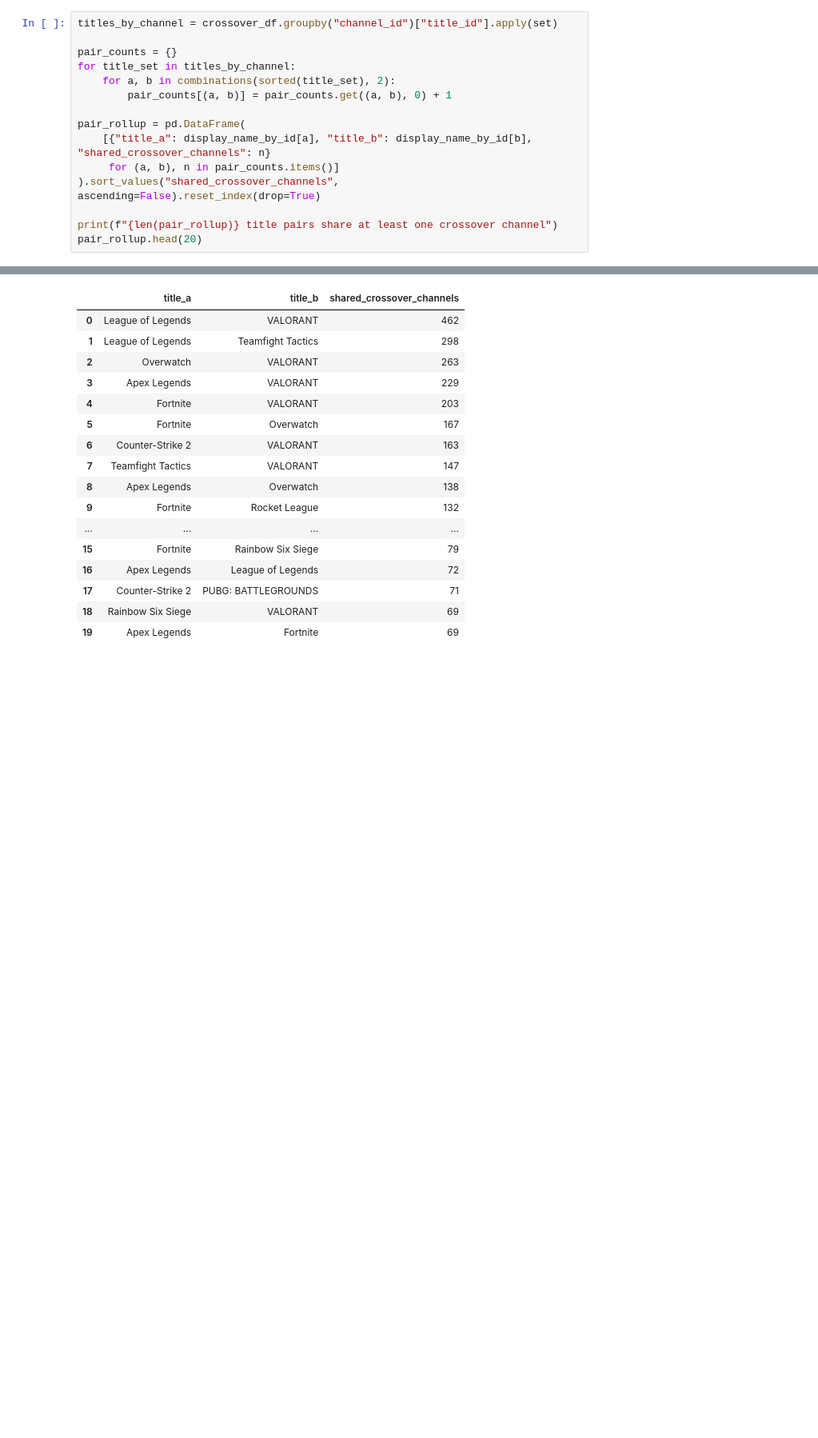
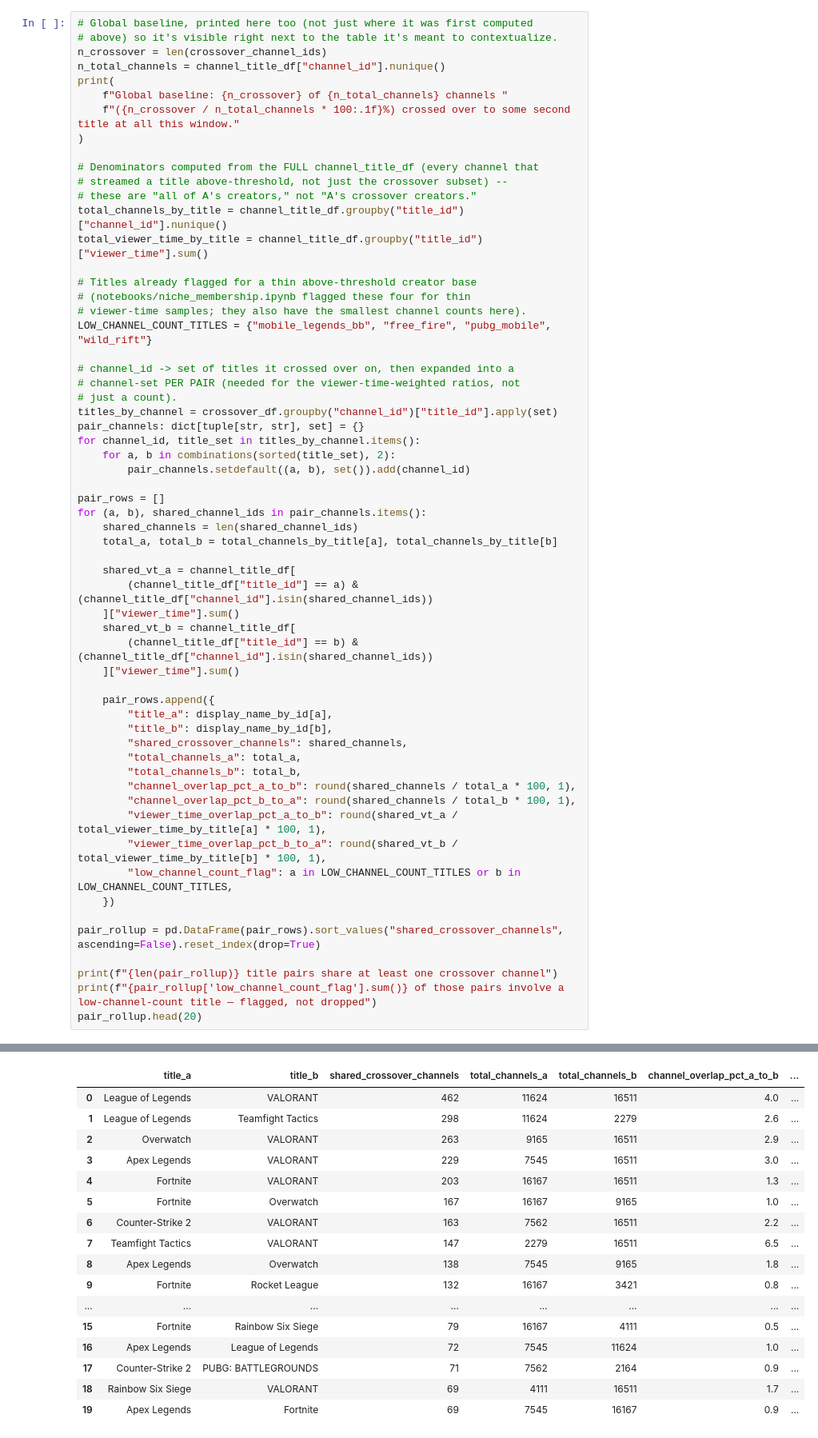
Before and after one commit to JacobH1994/fandomdatapuller, a Jupyter notebook: notebooks/creator_crossover.ipynb, the cells around one changed output, grey strips where cells are left out. Shown at 80% size. Cells and saved outputs as stored; diff of their text form; blank space fills up the shorter version.

```diff
--- a/notebooks/creator_crossover.ipynb
+++ b/notebooks/creator_crossover.ipynb
@@ -182,16 +219,61 @@ a measurement of shared *audience*.
 # %%
+# Global baseline, printed here too (not just where it was first computed
+# above) so it's visible right next to the table it's meant to contextualize.
+n_crossover = len(crossover_channel_ids)
+n_total_channels = channel_title_df["channel_id"].nunique()
+print(
+    f"Global baseline: {n_crossover} of {n_total_channels} channels "
+    f"({n_crossover / n_total_channels * 100:.1f}%) crossed over to some second title at all this window."
+)
+
+# Denominators computed from the FULL channel_title_df (every channel that
+# streamed a title above-threshold, not just the crossover subset) --
+# these are "all of A's creators," not "A's crossover creators."
+total_channels_by_title = channel_title_df.groupby("title_id")["channel_id"].nunique()
+total_viewer_time_by_title = channel_title_df.groupby("title_id")["viewer_time"].sum()
+
+# Titles already flagged for a thin above-threshold creator base
+# (notebooks/niche_membership.ipynb flagged these four for thin
+# viewer-time samples; they also have the smallest channel counts here).
+LOW_CHANNEL_COUNT_TITLES = {"mobile_legends_bb", "free_fire", "pubg_mobile", "wild_rift"}
+
+# channel_id -> set of titles it crossed over on, then expanded into a
+# channel-set PER PAIR (needed for the viewer-time-weighted ratios, not
+# just a count).
 titles_by_channel = crossover_df.groupby("channel_id")["title_id"].apply(set)
+pair_channels: dict[tuple[str, str], set] = {}
+for channel_id, title_set in titles_by_channel.items():
+    for a, b in combinations(sorted(title_set), 2):
+        pair_channels.setdefault((a, b), set()).add(channel_id)
 
-pair_counts = {}
-for title_set in titles_by_channel:
-    for a, b in combinations(sorted(title_set), 2):
-        pair_counts[(a, b)] = pair_counts.get((a, b), 0) + 1
+pair_rows = []
+for (a, b), shared_channel_ids in pair_channels.items():
+    shared_channels = len(shared_channel_ids)
+    total_a, total_b = total_channels_by_title[a], total_channels_by_title[b]
 
-pair_rollup = pd.DataFrame(
-    [{"title_a": display_name_by_id[a], "title_b": display_name_by_id[b], "shared_crossover_channels": n}
-     for (a, b), n in pair_counts.items()]
-).sort_values("shared_crossover_channels", ascending=False).reset_index(drop=True)
+    shared_vt_a = channel_title_df[
+        (channel_title_df["title_id"] == a) & (channel_title_df["channel_id"].isin(shared_channel_ids))
+    ]["viewer_time"].sum()
+    shared_vt_b = channel_title_df[
+        (channel_title_df["title_id"] == b) & (channel_title_df["channel_id"].isin(shared_channel_ids))
+    ]["viewer_time"].sum()
+
+    pair_rows.append({
+        "title_a": display_name_by_id[a],
+        "title_b": display_name_by_id[b],
+        "shared_crossover_channels": shared_channels,
+        "total_channels_a": total_a,
+        "total_channels_b": total_b,
+        "channel_overlap_pct_a_to_b": round(shared_channels / total_a * 100, 1),
+        "channel_overlap_pct_b_to_a": round(shared_channels / total_b * 100, 1),
+        "viewer_time_overlap_pct_a_to_b": round(shared_vt_a / total_viewer_time_by_title[a] * 100, 1),
+        "viewer_time_overlap_pct_b_to_a": round(shared_vt_b / total_viewer_time_by_title[b] * 100, 1),
+        "low_channel_count_flag": a in LOW_CHANNEL_COUNT_TITLES or b in LOW_CHANNEL_COUNT_TITLES,
+    })
+
+pair_rollup = pd.DataFrame(pair_rows).sort_values("shared_crossover_channels", ascending=False).reset_index(drop=True)
 
 print(f"{len(pair_rollup)} title pairs share at least one crossover channel")
+print(f"{pair_rollup['low_channel_count_flag'].sum()} of those pairs involve a low-channel-count title — flagged, not dropped")
 pair_rollup.head(20)
 # %% [output]
@@ -199,20 +283,20 @@ pair_rollup.head(20)
-|  | title_a | title_b | shared_crossover_channels |
-| 0 | League of Legends | VALORANT | 462 |
-| 1 | League of Legends | Teamfight Tactics | 298 |
-| 2 | Overwatch | VALORANT | 263 |
-| 3 | Apex Legends | VALORANT | 229 |
-| 4 | Fortnite | VALORANT | 203 |
-| 5 | Fortnite | Overwatch | 167 |
-| 6 | Counter-Strike 2 | VALORANT | 163 |
-| 7 | Teamfight Tactics | VALORANT | 147 |
-| 8 | Apex Legends | Overwatch | 138 |
-| 9 | Fortnite | Rocket League | 132 |
-| ... | ... | ... | ... |
-| 15 | Fortnite | Rainbow Six Siege | 79 |
-| 16 | Apex Legends | League of Legends | 72 |
-| 17 | Counter-Strike 2 | PUBG: BATTLEGROUNDS | 71 |
-| 18 | Rainbow Six Siege | VALORANT | 69 |
-| 19 | Apex Legends | Fortnite | 69 |
+|  | title_a | title_b | shared_crossover_channels | total_channels_a | total_channels_b | channel_overlap_pct_a_to_b | ... |
+| 0 | League of Legends | VALORANT | 462 | 11624 | 16511 | 4.0 | ... |
+| 1 | League of Legends | Teamfight Tactics | 298 | 11624 | 2279 | 2.6 | ... |
+| 2 | Overwatch | VALORANT | 263 | 9165 | 16511 | 2.9 | ... |
+| 3 | Apex Legends | VALORANT | 229 | 7545 | 16511 | 3.0 | ... |
+| 4 | Fortnite | VALORANT | 203 | 16167 | 16511 | 1.3 | ... |
+| 5 | Fortnite | Overwatch | 167 | 16167 | 9165 | 1.0 | ... |
+| 6 | Counter-Strike 2 | VALORANT | 163 | 7562 | 16511 | 2.2 | ... |
+| 7 | Teamfight Tactics | VALORANT | 147 | 2279 | 16511 | 6.5 | ... |
+| 8 | Apex Legends | Overwatch | 138 | 7545 | 9165 | 1.8 | ... |
+| 9 | Fortnite | Rocket League | 132 | 16167 | 3421 | 0.8 | ... |
+| ... | ... | ... | ... | ... | ... | ... | ... |
+| 15 | Fortnite | Rainbow Six Siege | 79 | 16167 | 4111 | 0.5 | ... |
+| 16 | Apex Legends | League of Legends | 72 | 7545 | 11624 | 1.0 | ... |
+| 17 | Counter-Strike 2 | PUBG: BATTLEGROUNDS | 71 | 7562 | 2164 | 0.9 | ... |
+| 18 | Rainbow Six Siege | VALORANT | 69 | 4111 | 16511 | 1.7 | ... |
+| 19 | Apex Legends | Fortnite | 69 | 7545 | 16167 | 0.9 | ... |
 # %% [markdown]
 ## Caveats
 
```
Also changed, not shown: parts of 2 cells of this notebook.
